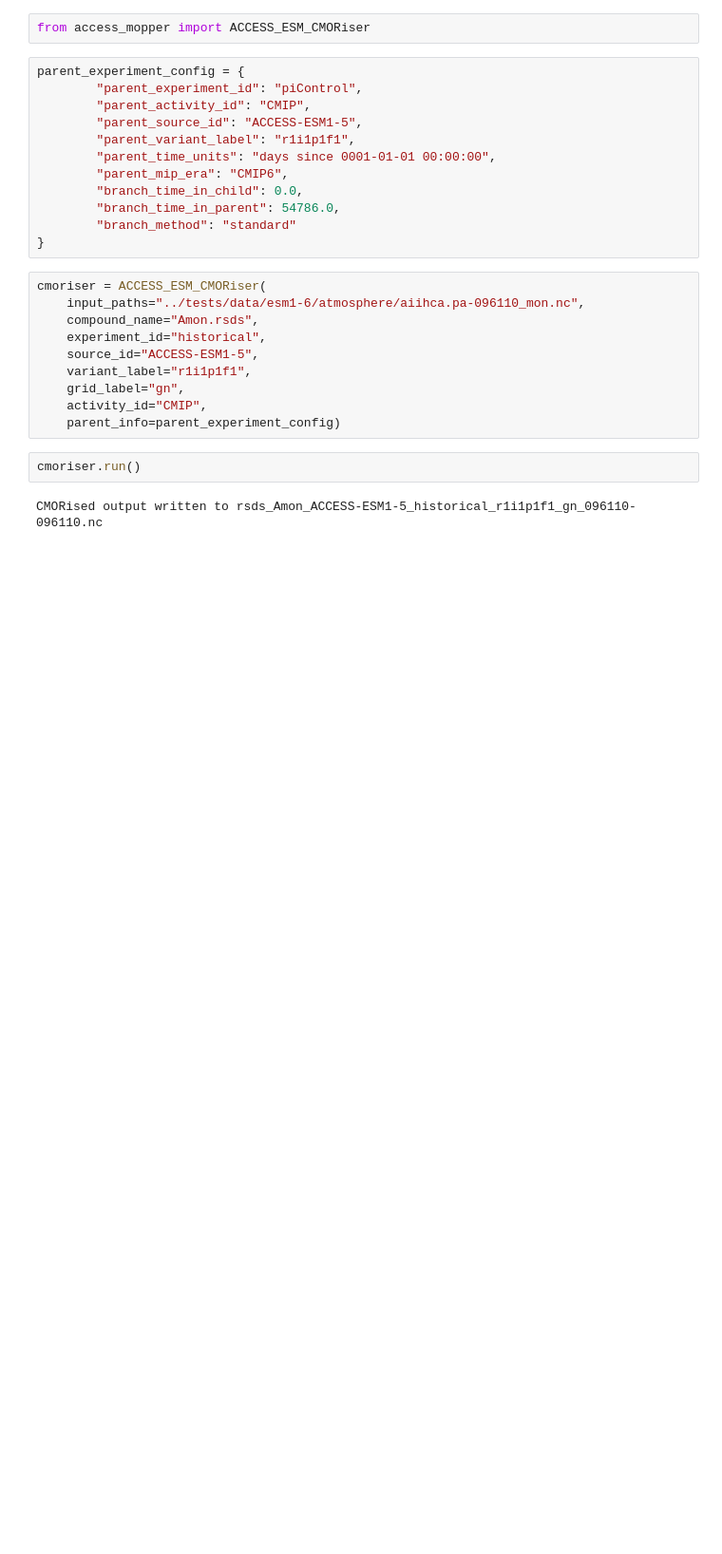
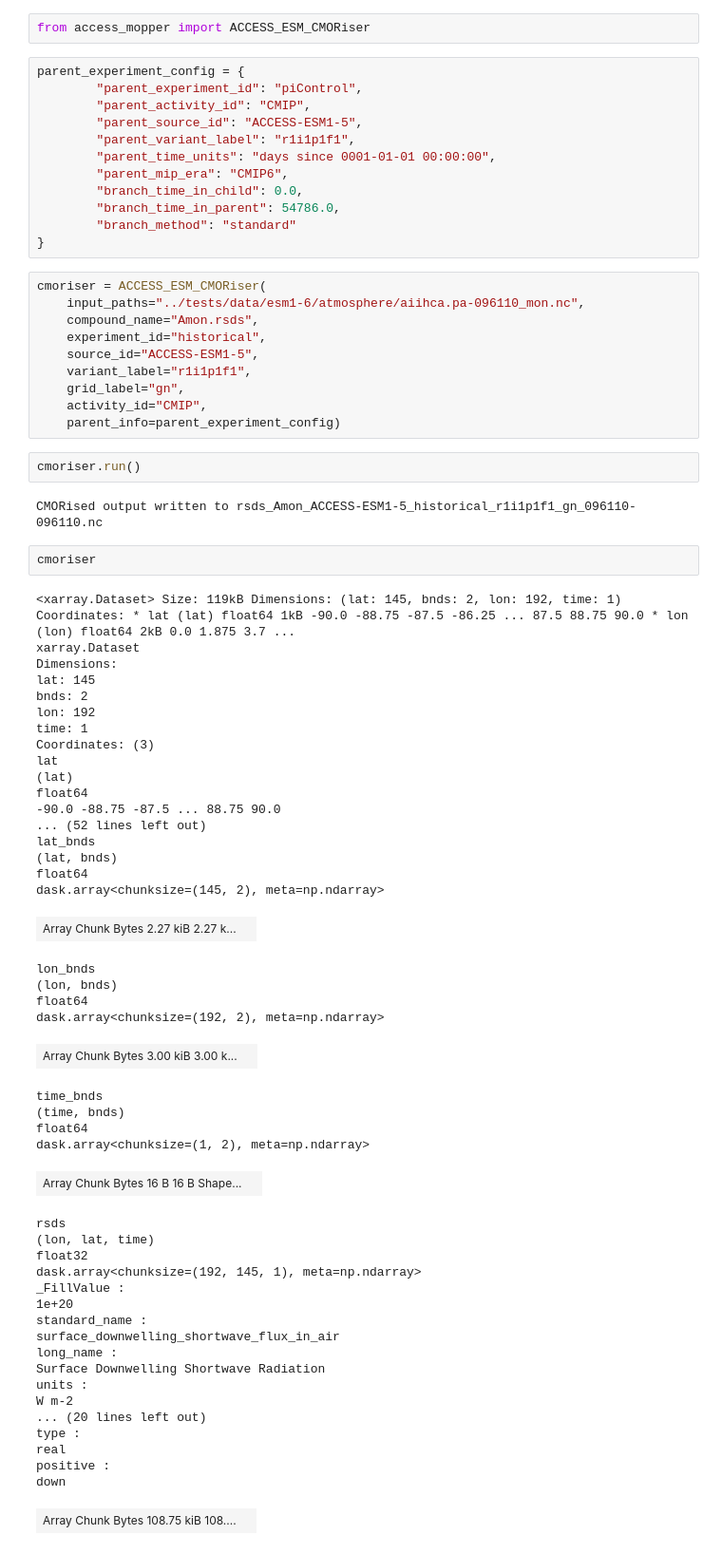
Before and after one commit to ACCESS-NRI/ACCESS-MOPPy, a Jupyter notebook: notebooks/Getting_started.ipynb, the cells around one changed output. Shown at 95% size. Saved outputs shown, nothing was run; the diff lists cells and outputs as text; blank space fills up the shorter version.

```diff
--- a/notebooks/Getting_started.ipynb
+++ b/notebooks/Getting_started.ipynb
@@ -54,3 +54,52 @@ cmoriser = ACCESS_ESM_CMORiser(
 cmoriser.run()
 # %% [output]
 CMORised output written to rsds_Amon_ACCESS-ESM1-5_historical_r1i1p1f1_gn_096110-096110.nc
+# %%
+cmoriser
+# %% [output]
+<xarray.Dataset> Size: 119kB Dimensions: (lat: 145, bnds: 2, lon: 192, time: 1) Coordinates: * lat (lat) float64 1kB -90.0 -88.75 -87.5 -86.25 ... 87.5 88.75 90.0 * lon (lon) float64 2kB 0.0 1.875 3.7 ...
+xarray.Dataset
+Dimensions:
+lat: 145
+bnds: 2
+lon: 192
+time: 1
+Coordinates: (3)
+lat
+(lat)
+float64
+-90.0 -88.75 -87.5 ... 88.75 90.0
+... (52 lines left out)
+lat_bnds
+(lat, bnds)
+float64
+dask.array<chunksize=(145, 2), meta=np.ndarray>
+| Array Chunk Bytes 2.27 kiB 2.27 k... |  |
+lon_bnds
+(lon, bnds)
+float64
+dask.array<chunksize=(192, 2), meta=np.ndarray>
+| Array Chunk Bytes 3.00 kiB 3.00 k... |  |
+time_bnds
+(time, bnds)
+float64
+dask.array<chunksize=(1, 2), meta=np.ndarray>
+| Array Chunk Bytes 16 B 16 B Shape... |  |
+rsds
+(lon, lat, time)
+float32
+dask.array<chunksize=(192, 145, 1), meta=np.ndarray>
+_FillValue :
+1e+20
+standard_name :
+surface_downwelling_shortwave_flux_in_air
+long_name :
+Surface Downwelling Shortwave Radiation
+units :
+W m-2
+... (20 lines left out)
+type :
+real
+positive :
+down
+| Array Chunk Bytes 108.75 kiB 108.... |  |
```
Also changed, not shown: parts of 4 cells of this notebook, 3 other files.
